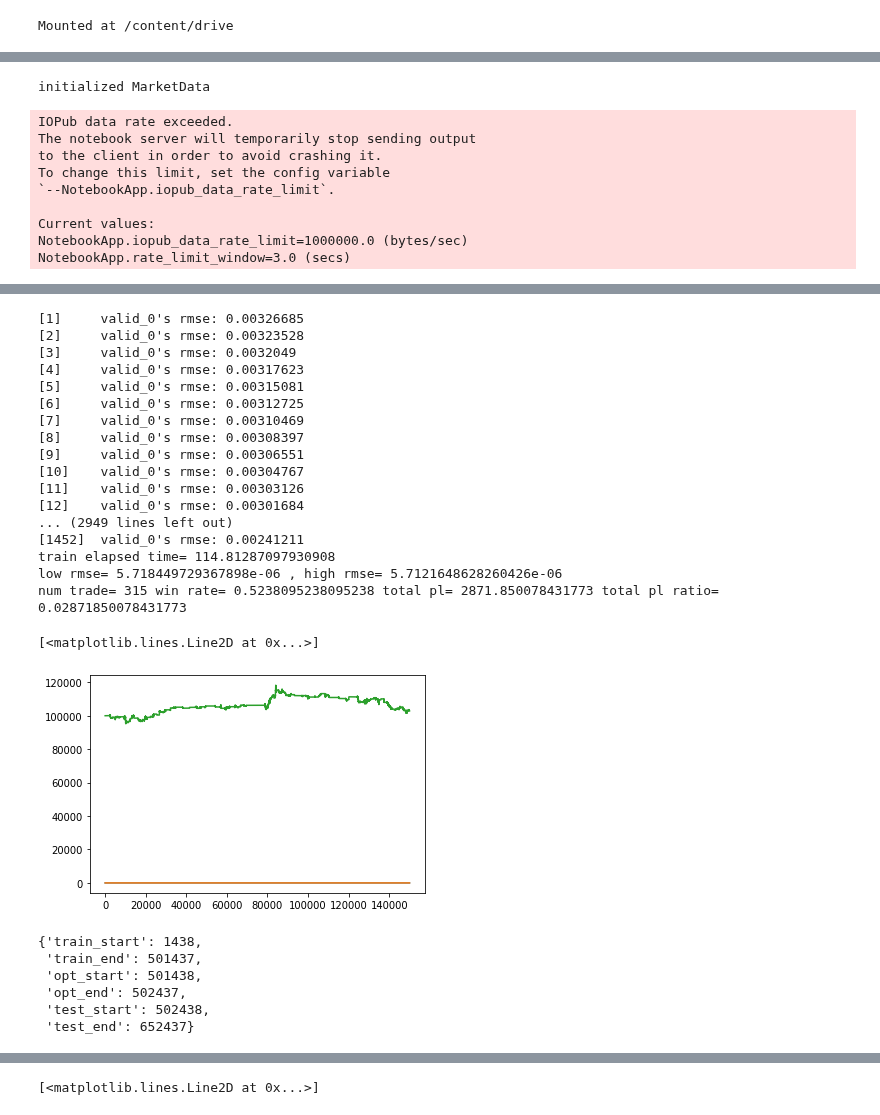
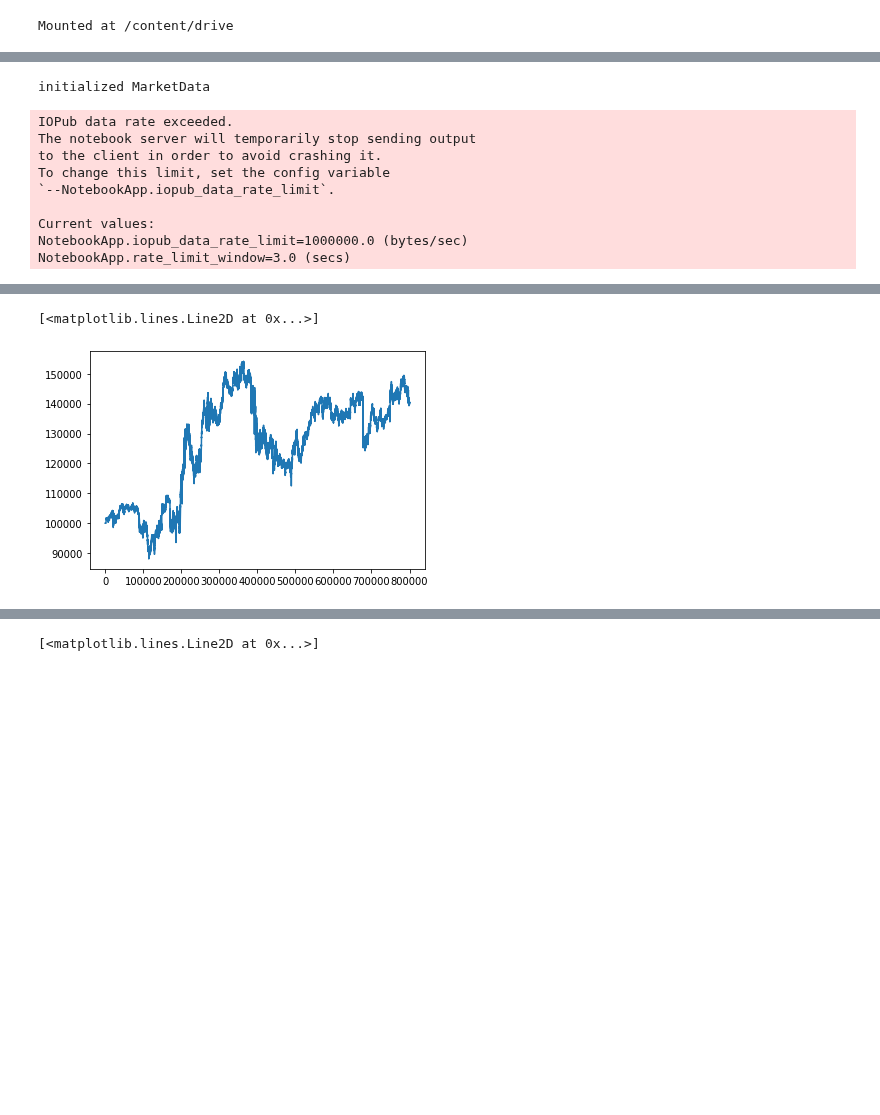
Before and after one commit to alunfes/1m-btc-data, a Jupyter notebook: LGBM_Vola_Rrgression.ipynb, the cells around one changed output, grey strips where cells are left out. Drawn from its saved outputs; the diff is of its cells as text; code cells hidden in the pictures; blank space fills up the shorter version.

```diff
--- a/LGBM_Vola_Rrgression.ipynb
+++ b/LGBM_Vola_Rrgression.ipynb
@@ -144,7 +145,7 @@ class MarketData:
     def initialize(cls, from_ratio:float, end_ratio:float, terms_type:int, future_vola_term:int):
         cls.terms = []
         if terms_type==0:
-            cls.terms = [15, 25, 50, 100, 240] #min period should be 15 as some index use term / 3.0
+            cls.terms = [15, 25, 50, 100, 150, 200] #min period should be 15 as some index use term / 3.0
         elif terms_type==1:
             cls.terms = [15, 25, 50, 100, 150, 300, 400, 800, 1000, 1440]
         else:
@@ -667,9 +668,12 @@ class Account:
             self.cancel_order(serial, i)
 
     def entry_ptlc(self, pt_ratio, lc_ratio):
-        if pt_ratio > 0 and lc_ratio >0:
-            self.pt_ratio = pt_ratio
-            self.lc_ratio = lc_ratio
+        self.pt_ratio = pt_ratio
+        self.lc_ratio = lc_ratio
+
+    def cancel_ptlc(self):
+        self.pt_ratio = 0
+        self.lc_ratio = 0
 
     def exit_all(self, i):
         if self.holding_side != '':
@@ -950,6 +1056,7 @@ class LGBMDataGenerator:
         lgbm_data = pd.concat([lgbm_data, self.__generate_marketdata_index_df('plus_minus_di', MarketData.plus_minus_di)], axis=1)
         lgbm_data = pd.concat([lgbm_data, self.__generate_marketdata_index_df('ppo', MarketData.ppo)], axis=1)
         lgbm_data = pd.concat([lgbm_data, self.__generate_marketdata_index_df('ultosc', MarketData.ultosc)], axis=1)
+        '''
         lgbm_data = pd.concat([lgbm_data, pd.DataFrame({'CDL3INSIDE':MarketData.CDL3INSIDE})], axis=1)
         lgbm_data = pd.concat([lgbm_data, pd.DataFrame({'CDL2CROWS':MarketData.CDL2CROWS})], axis=1)
         lgbm_data = pd.concat([lgbm_data, pd.DataFrame({'CDLIDENTICAL3CROWS':MarketData.CDLIDENTICAL3CROWS})], axis=1)
@@ -966,6 +1073,7 @@ class LGBMDataGenerator:
         lgbm_data = pd.concat([lgbm_data, pd.DataFrame({'CDLHANGINGMAN':MarketData.CDLHANGINGMAN})], axis=1)
         lgbm_data = pd.concat([lgbm_data, pd.DataFrame({'CDLHARAMI':MarketData.CDLHARAMI})], axis=1)
         lgbm_data = pd.concat([lgbm_data, pd.DataFrame({'CDLHARAMICROSS':MarketData.CDLHARAMICROSS})], axis=1)
+        '''
         lgbm_data = pd.concat([lgbm_data, self.__generate_future_vola(list(MarketData.low_vola)[:], list(MarketData.high_vola)[:])], axis=1)
         lgbm_data = self.__remove_nan_data(lgbm_data)
         return lgbm_data
@@ -1037,12 +1145,12 @@ class LGBMDataGenerator:
         return pd.DataFrame(vola_df)
 # %%
 class LGBM:
-    def load_model(self):
-        with open('/content/drive/My Drive/Model/lgbm_tp_model.dat', mode='rb') as f:
-            self.model = pickle.load(f)
+    def load_model(self, model_name):
+        with open('/content/drive/My Drive/Model/' + model_name, mode='rb') as f:
+            return pickle.load(f)
 
-    def save_model(self, model):
-        file = '/content/drive/My Drive/Model/lgbm_tp_model.dat'
+    def save_model(self, model, model_name):
+        file = '/content/drive/My Drive/Model/'+model_name
         pickle.dump(model, open(file, 'wb'))
 
     def train(self, train_x, train_y, valid_x, valid_y, params):
@@ -1174,8 +1275,8 @@ def optQuickChange(test_x_opt, pred_opt, pt, lc):
 # %%
-MarketData.initialize(0.5, 1.0, 0, 10)
+MarketData.initialize(0.0, 1.0, 0, 5)
 train_period = 500000
-opt_period = 1000
-test_period = 150000
+opt_period = 50000
+test_period = 800000
 pre_test_end =  train_period + opt_period + 1
 ldg = LGBMDataGenerator()
 lgbm_df = ldg.generate_lgbm_data()
@@ -1205,13 +1306,19 @@ low_pred, low_ave_rmse = lgbm.prediction(low_model, test_x, pd.to_numeric(test_y
 high_model = lgbm.train(train_x, pd.to_numeric(train_y['high_vola']), valid_x, pd.to_numeric(valid_y['high_vola']), param)
 high_pred, high_ave_rmse = lgbm.prediction(high_model, test_x, pd.to_numeric(test_y['high_vola']))
 print('low rmse=', low_ave_rmse, ', high rmse=', high_ave_rmse)
-plt.plot(high_pred)
-plt.plot(low_pred)
-low_high_width_kijun = 0.01
+lgbm.save_model(low_model, 'low_model.dat')
+lgbm.save_model(high_model, 'high_model.dat')
+#plt.plot(high_pred)
+#plt.plot(low_pred)
+high_opt_pred, high_ave_rmse = lgbm.prediction(high_model, opt_x, pd.to_numeric(opt_y['high_vola']))
+low_opt_pred, high_ave_rmse = lgbm.prediction(low_model, opt_x, pd.to_numeric(opt_y['low_vola']))
+#low_high_width_kijun = 0.006
 pt = 0.1
-lc = 0.01
+lc = 0.1
+opt_ow_high_width_kijun = optLowHighKijun(start_end_index['opt_start'], opt_x, low_opt_pred, high_opt_pred, pt, lc)
+#pt, lc = optPTLCLowHighKijun(start_end_index['opt_start'], opt_x, low_opt_pred, high_opt_pred, low_high_width_kijun)
 sim = Sim()
-ac = sim.lgbm_vola_simple(start_end_index['test_start'], low_pred, high_pred, low_high_width_kijun, pt, lc)
+ac = sim.lgbm_vola_simple(start_end_index['test_start'], low_pred, high_pred, opt_ow_high_width_kijun, pt, lc)
 print('num trade=', ac.num_trade, 'win rate=', ac.win_rate, 'total pl=', ac.total_pl, 'total pl ratio=', ac.total_pl_ratio)
 plt.plot(ac.total_asset_log)
 # %% [output]
@@ -1232,28 +1352,2 @@ train_y: (450000,)
-[1]     valid_0's rmse: 0.00326685
-[2]     valid_0's rmse: 0.00323528
-[3]     valid_0's rmse: 0.0032049
-[4]     valid_0's rmse: 0.00317623
-[5]     valid_0's rmse: 0.00315081
-[6]     valid_0's rmse: 0.00312725
-[7]     valid_0's rmse: 0.00310469
-[8]     valid_0's rmse: 0.00308397
-[9]     valid_0's rmse: 0.00306551
-[10]    valid_0's rmse: 0.00304767
-[11]    valid_0's rmse: 0.00303126
-[12]    valid_0's rmse: 0.00301684
-... (2949 lines left out)
-[1452]  valid_0's rmse: 0.00241211
-train elapsed time= 114.81287097930908
-low rmse= 5.718449729367898e-06 , high rmse= 5.7121648628260426e-06
-num trade= 315 win rate= 0.5238095238095238 total pl= 2871.850078431773 total pl ratio= 0.02871850078431773
+[<matplotlib.lines.Line2D at 0x...>]
-[<matplotlib.lines.Line2D at 0x...>]
-[figure, old version]
+[figure, new version]
-# %%
-start_end_index
-# %% [output]
-{'train_start': 1438,
- 'train_end': 501437,
- 'opt_start': 501438,
- 'opt_end': 502437,
- 'test_start': 502438,
- 'test_end': 652437}
```
Also changed, not shown: parts of 19 cells of this notebook.
